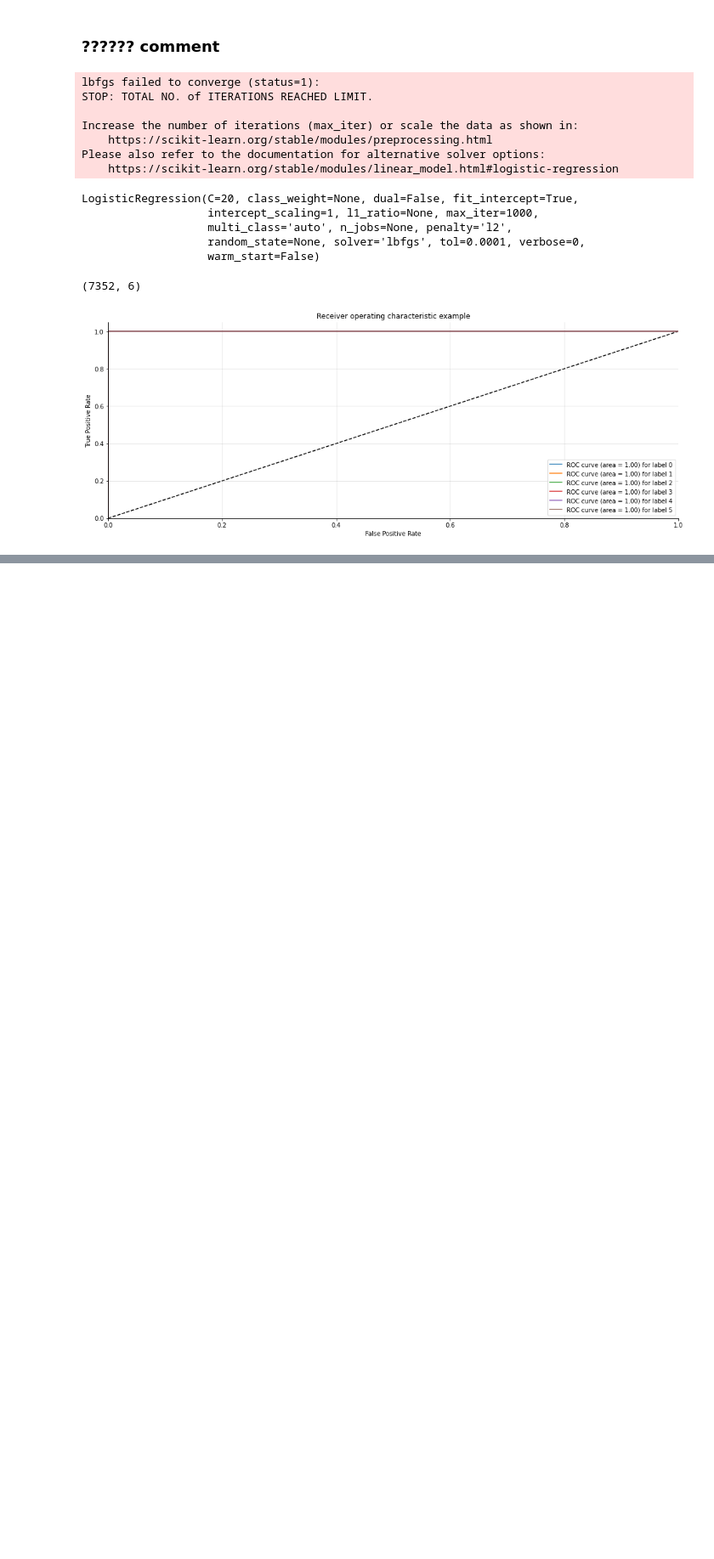
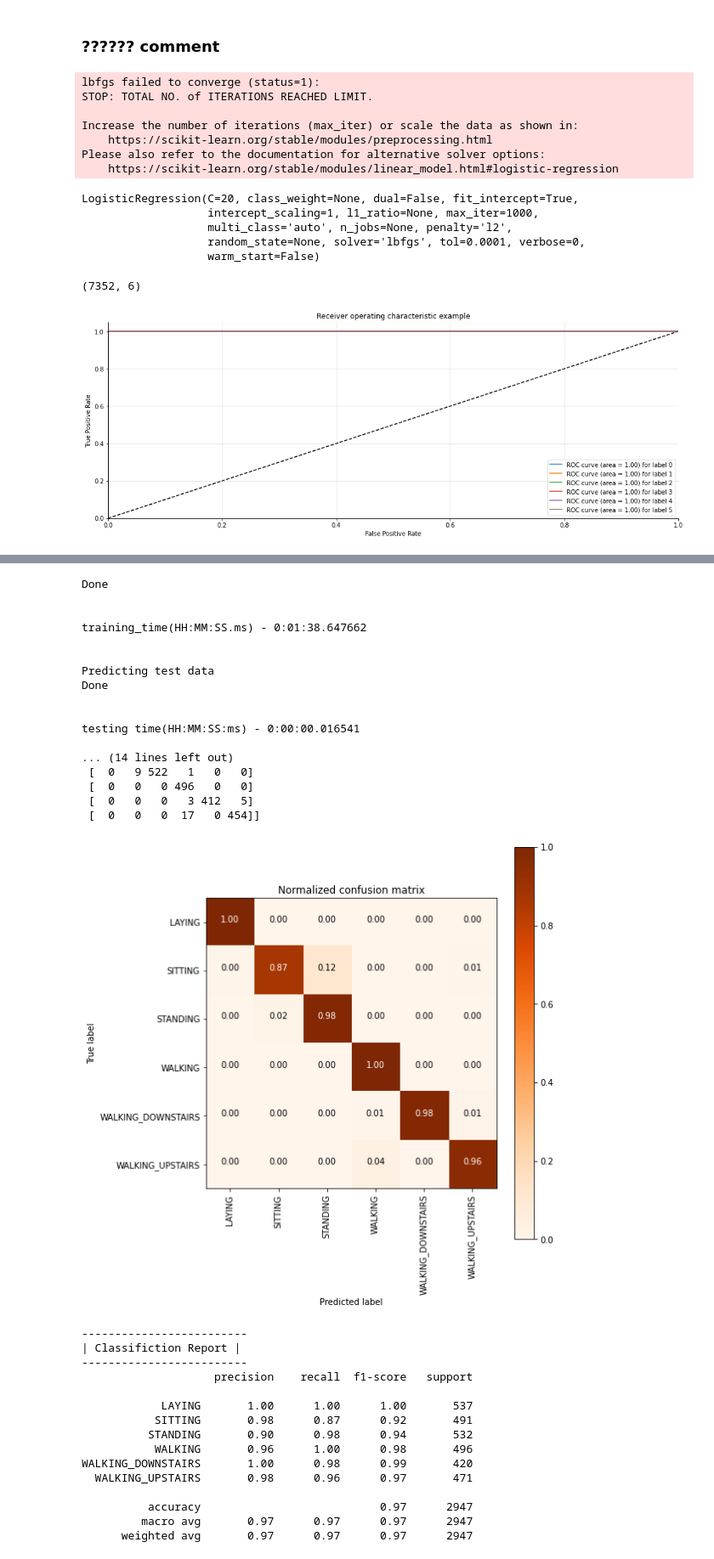
Before and after one commit to basakstuff/HAR-using-Smartphones, a Jupyter notebook: DataMiningv2.ipynb, the cells around one changed output, grey strips where cells are left out. Shown at 85% size. Cells and saved outputs as stored; diff of their text form; code cells hidden in the pictures; blank space fills up the shorter version.

```diff
--- a/DataMiningv2.ipynb
+++ b/DataMiningv2.ipynb
@@ -396,7 +398,7 @@ def perform_model(model, X_train, y_train, X_test, y_test, class_labels, cm_norm
     results['predicted'] = y_pred
 
 
-    # calculate overall accuracty of the model
+    # calculate overall accuracy of the model
     accuracy = metrics.accuracy_score(y_true=y_test, y_pred=y_pred)
     # store accuracy in results
     results['accuracy'] = accuracy
@@ -404,6 +406,16 @@ def perform_model(model, X_train, y_train, X_test, y_test, class_labels, cm_norm
     print('|      Accuracy      |')
     print('---------------------')
     print('\n    {}\n\n'.format(accuracy))
+
+
+    # calculate overall F1 score of the model
+    f1_score = metrics.f1_score(y_true=y_test, y_pred=y_pred)
+    # store accuracy in results
+    results['f1_score'] = f1_score
+    print('---------------------')
+    print('|      F1 Score      |')
+    print('---------------------')
+    print('\n    {}\n\n'.format(f1_score))
 
 
     # confusion matrix
@@ -673,0 +694,6 @@ plt.show()
+# %%
+parameters_LSVC = {'C':[0.125, 0.5, 1, 2, 8, 16]}
+lr_svc = LinearSVC(tol=0.00005)
+lr_svc_grid = GridSearchCV(lr_svc, param_grid=parameters_LSVC, cv=10, n_jobs=-1, verbose=1, return_train_score=True)
+lr_svc_grid_results = perform_model(lr_svc_grid, X_train, y_train, X_test, y_test, class_labels=labels)
+# %% [output]
@@ -673,0 +706,33 @@ plt.show()
+Done
+
+
+training_time(HH:MM:SS.ms) - 0:01:38.647662
+
+
+Predicting test data
+Done
+
+
+testing time(HH:MM:SS:ms) - 0:00:00.016541
+
+... (14 lines left out)
+ [  0   9 522   1   0   0]
+ [  0   0   0 496   0   0]
+ [  0   0   0   3 412   5]
+ [  0   0   0  17   0 454]]
+[figure, added]
+-------------------------
+| Classifiction Report |
+-------------------------
+                    precision    recall  f1-score   support
+
+            LAYING       1.00      1.00      1.00       537
+           SITTING       0.98      0.87      0.92       491
+          STANDING       0.90      0.98      0.94       532
+           WALKING       0.96      1.00      0.98       496
+WALKING_DOWNSTAIRS       1.00      0.98      0.99       420
+  WALKING_UPSTAIRS       0.98      0.96      0.97       471
+
+          accuracy                           0.97      2947
+         macro avg       0.97      0.97      0.97      2947
+      weighted avg       0.97      0.97      0.97      2947
```
Also changed, not shown: parts of 25 cells of this notebook.
